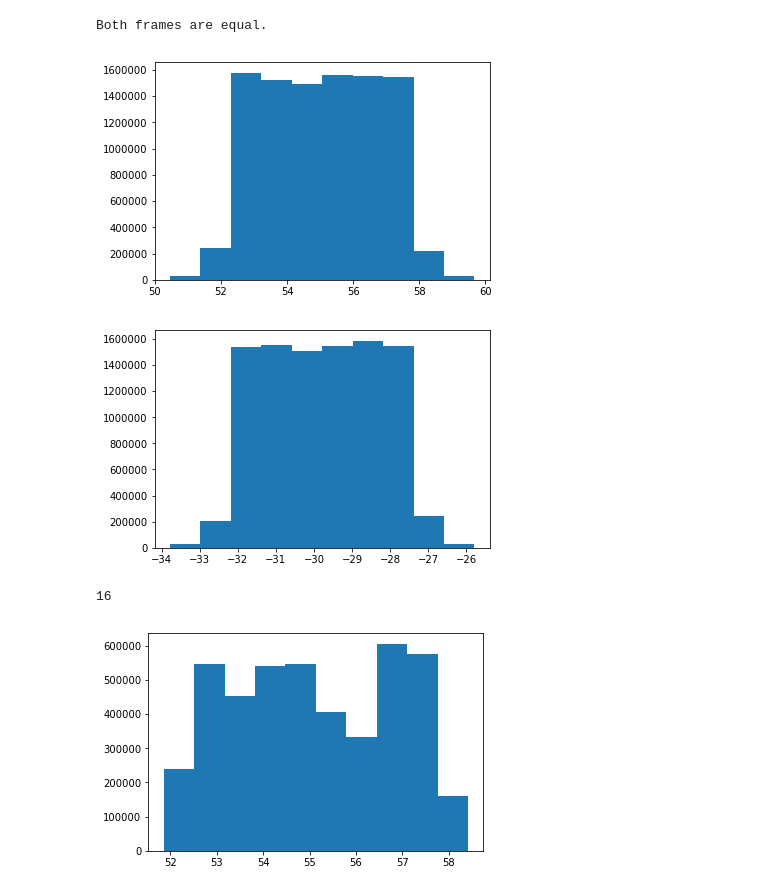
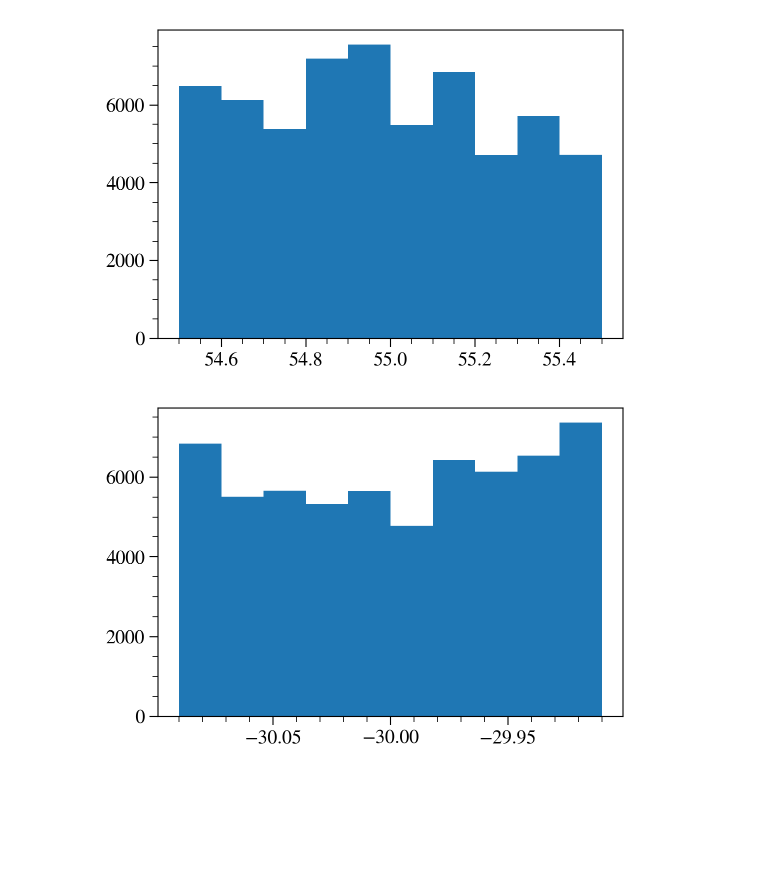
Before and after one commit to LSSTDESC/DC2-production, a Jupyter notebook: Notebooks/FoFCatalogMatching Histogram.ipynb, the cells around one changed output. Saved outputs shown, nothing was run; the diff lists cells and outputs as text; code cells hidden in the pictures; blank space fills up the shorter version.

```diff
--- a/Notebooks/FoFCatalogMatching Histogram.ipynb
+++ b/Notebooks/FoFCatalogMatching Histogram.ipynb
@@ -11,26 +15,11 @@ import GCRCatalogs
 # %%
 import matplotlib.pyplot as plt
 %matplotlib inline
-# %%
-inputCatalog = GCRCatalogs.load_catalog('dc2_reference_run1.2p')
-CoordinatesInputCat = inputCatalog.get_quantities(['ra','dec'])
-raCoordinatesInputCat = CoordinatesInputCat['ra']
-decCoordinatesInputCat = CoordinatesInputCat['dec']
-# %% [output]
-Both frames are equal.
-# %%
-_=plt.hist(raCoordinatesInputCat)
-# %% [output]
-[figure, removed]
-# %%
-_=plt.hist(decCoordinatesInputCat)
-# %% [output]
-[figure, removed]
 # %%
 racenter = 55.
 rawidth = 0.5
 deccenter = -30.
 decwidth = 0.09
-ndx1 = np.where(abs(raCoordinatesInputCat - racenter) < rawidth)[0]
-raCoordinatesInputCat = raCoordinatesInputCat[ndx1]
-decCoordinatesInputCat=decCoordinatesInputCat[ndx1]
+
+ra_filter = GCRQuery('abs(ra - {}) < {}'.format(racenter, rawidth))
+dec_filter = GCRQuery('abs(dec - {}) < {}'.format(deccenter, decwidth))
@@ -39 +26,12 @@ inputCat = Table({'ra' : raCoordinatesInputCat, 'dec' : decCoordinatesInputCat})
+# %%
+refCat = GCRCatalogs.load_catalog('dc2_reference_run1.1p')
+coordinatesRefCat = refCat.get_quantities(['ra','dec'], filters=[ra_filter, dec_filter])
+# %%
+plt.hist(coordinatesRefCat['ra']);
+# %% [output]
+[figure, added]
+# %%
+plt.hist(coordinatesRefCat['dec']);
+# %% [output]
+[figure, added]
 # %%
@@ -41,8 +38,0 @@ outputCatalog = GCRCatalogs.load_catalog('dc2_coadd_run1.1p')
-# %%
-tracts=outputCatalog.available_tracts
-tracts.remove(4850)
-#tracts=tracts[1:3]
-print (len(tracts))
-CoordinatesOutputCat=outputCatalog.get_quantities(['ra','dec','detect_isPrimary'],native_filters=[(lambda x: x in tracts, 'tract')])
-# %% [output]
-16
@@ -52,4 +38,0 @@ decCoordinatesOutputCat = CoordinatesOutputCat['dec']/np.pi*180
-# %%
-_=plt.hist(raCoordinatesOutputCat)
-# %% [output]
-[figure, removed]
```
Also changed, not shown: parts of 29 cells of this notebook, 3 other files.
